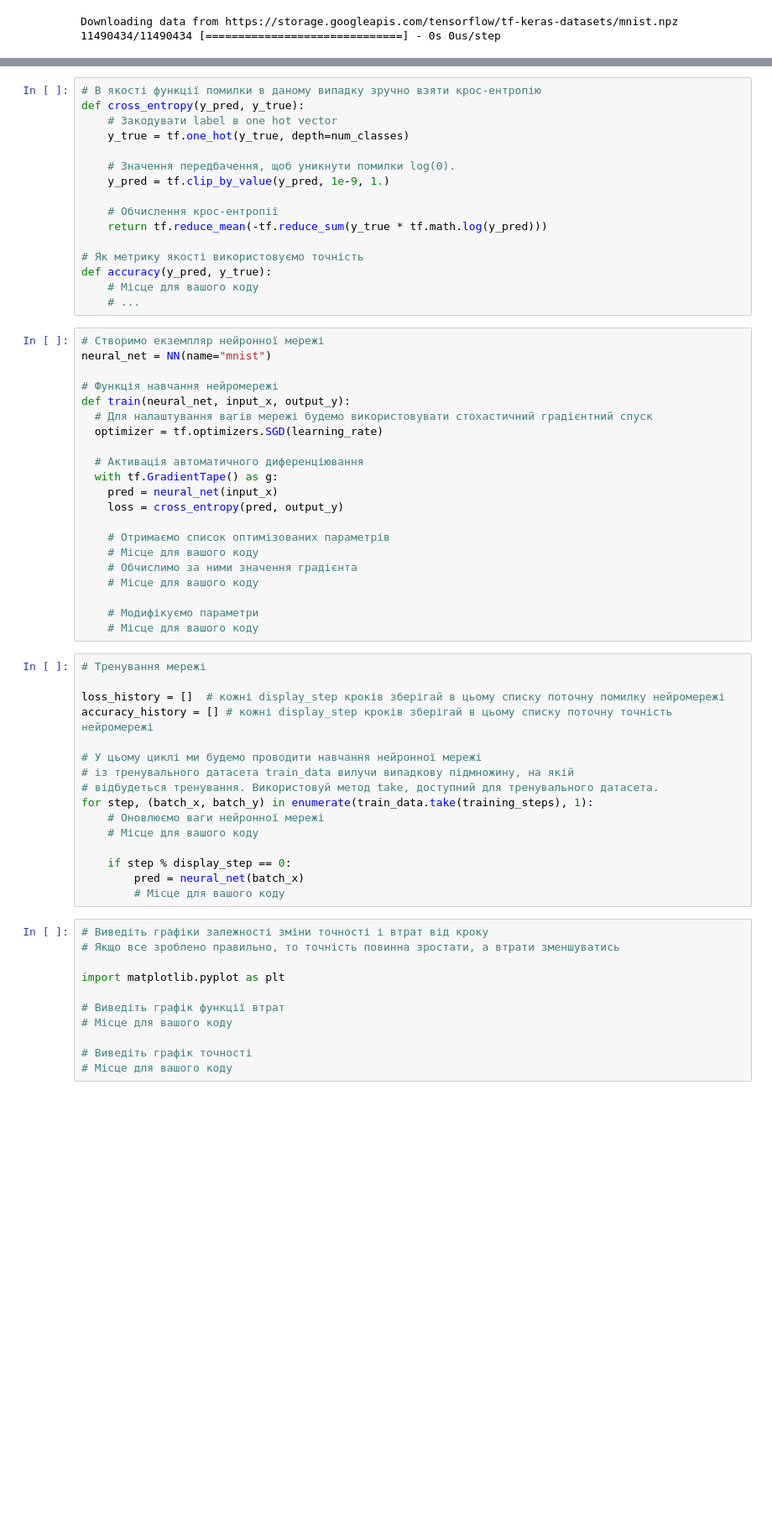
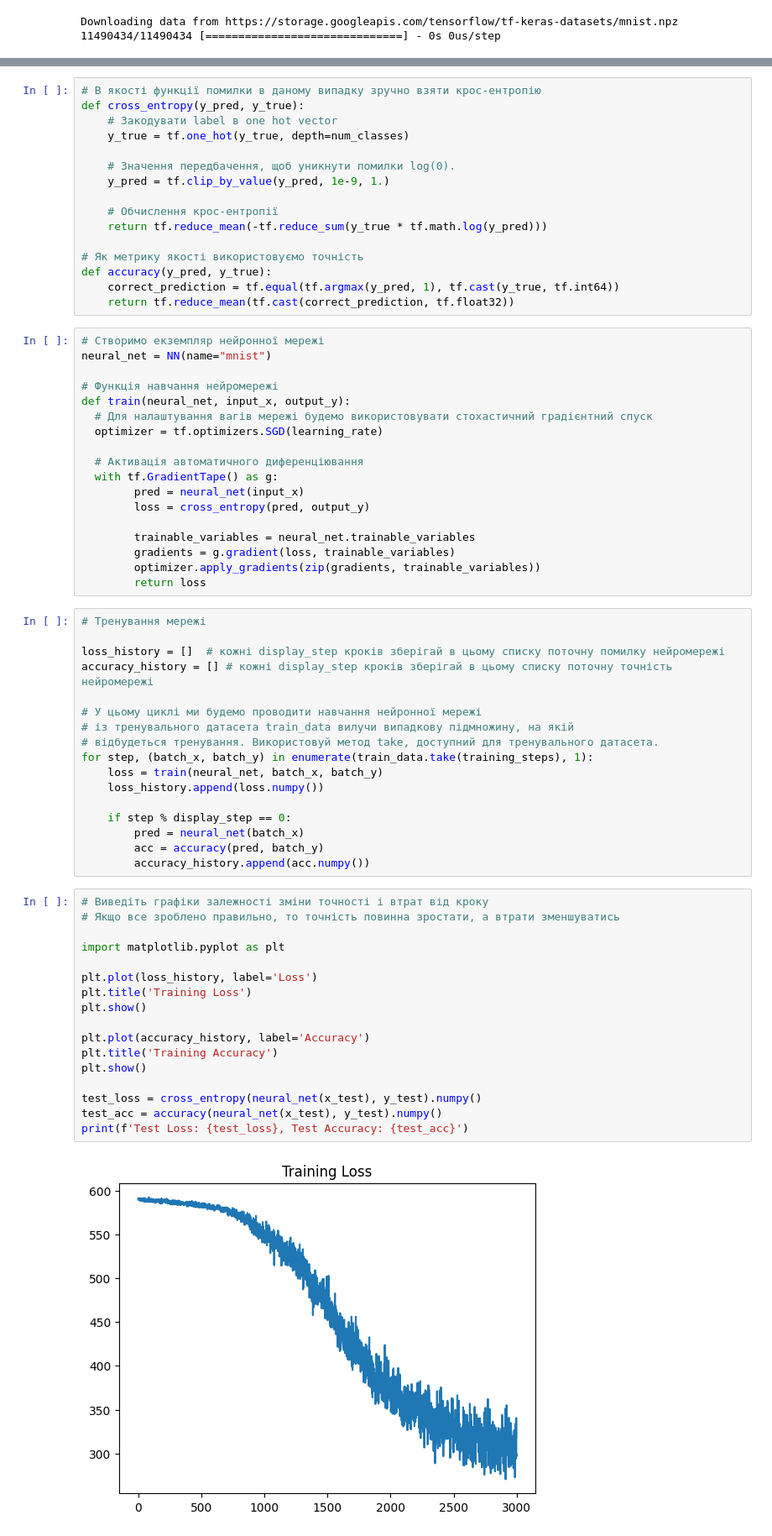
Before and after one commit to Nikita-devel/DS_Hw8, a Jupyter notebook: GoIT_HW_8_new.ipynb, the cells around one changed output, grey strips where cells are left out. Shown: that part at 84% size. Saved outputs shown, nothing was run; the diff lists cells and outputs as text; blank space fills up the shorter version.

```diff
--- a/GoIT_HW_8_new.ipynb
+++ b/GoIT_HW_8_new.ipynb
@@ -115,8 +106,8 @@ def cross_entropy(y_pred, y_true):
 
 # Як метрику якості використовуємо точність
 def accuracy(y_pred, y_true):
-    # Місце для вашого коду
-    # ...
+    correct_prediction = tf.equal(tf.argmax(y_pred, 1), tf.cast(y_true, tf.int64))
+    return tf.reduce_mean(tf.cast(correct_prediction, tf.float32))
 # %%
 # Створимо екземпляр нейронної мережі
 neural_net = NN(name="mnist")
@@ -128,16 +119,13 @@ def train(neural_net, input_x, output_y):
 
   # Активація автоматичного диференціювання
   with tf.GradientTape() as g:
-    pred = neural_net(input_x)
-    loss = cross_entropy(pred, output_y)
+        pred = neural_net(input_x)
+        loss = cross_entropy(pred, output_y)
 
-    # Отримаємо список оптимізованих параметрів
-    # Місце для вашого коду
-    # Обчислимо за ними значення градієнта
-    # Місце для вашого коду
-
-    # Модифікуємо параметри
-    # Місце для вашого коду
+        trainable_variables = neural_net.trainable_variables
+        gradients = g.gradient(loss, trainable_variables)
+        optimizer.apply_gradients(zip(gradients, trainable_variables))
+        return loss
 # %%
 # Тренування мережі
 
@@ -148,20 +136,29 @@ accuracy_history = [] # кожні display_step кроків зберігай в
 # із тренувального датасета train_data вилучи випадкову підмножину, на якій
 # відбудеться тренування. Використовуй метод take, доступний для тренувального датасета.
 for step, (batch_x, batch_y) in enumerate(train_data.take(training_steps), 1):
-    # Оновлюємо ваги нейронної мережі
-    # Місце для вашого коду
+    loss = train(neural_net, batch_x, batch_y)
+    loss_history.append(loss.numpy())
 
     if step % display_step == 0:
         pred = neural_net(batch_x)
-        # Місце для вашого коду
+        acc = accuracy(pred, batch_y)
+        accuracy_history.append(acc.numpy())
 # %%
 # Виведіть графіки залежності зміни точності і втрат від кроку
 # Якщо все зроблено правильно, то точність повинна зростати, а втрати зменшуватись
 
 import matplotlib.pyplot as plt
 
-# Виведіть графік функції втрат
-# Місце для вашого коду
+plt.plot(loss_history, label='Loss')
+plt.title('Training Loss')
+plt.show()
 
-# Виведіть графік точності
-# Місце для вашого коду
+plt.plot(accuracy_history, label='Accuracy')
+plt.title('Training Accuracy')
+plt.show()
+
+test_loss = cross_entropy(neural_net(x_test), y_test).numpy()
+test_acc = accuracy(neural_net(x_test), y_test).numpy()
+print(f'Test Loss: {test_loss}, Test Accuracy: {test_acc}')
+# %% [output]
+[figure, added]
```
Also changed, not shown: parts of 6 cells of this notebook.
